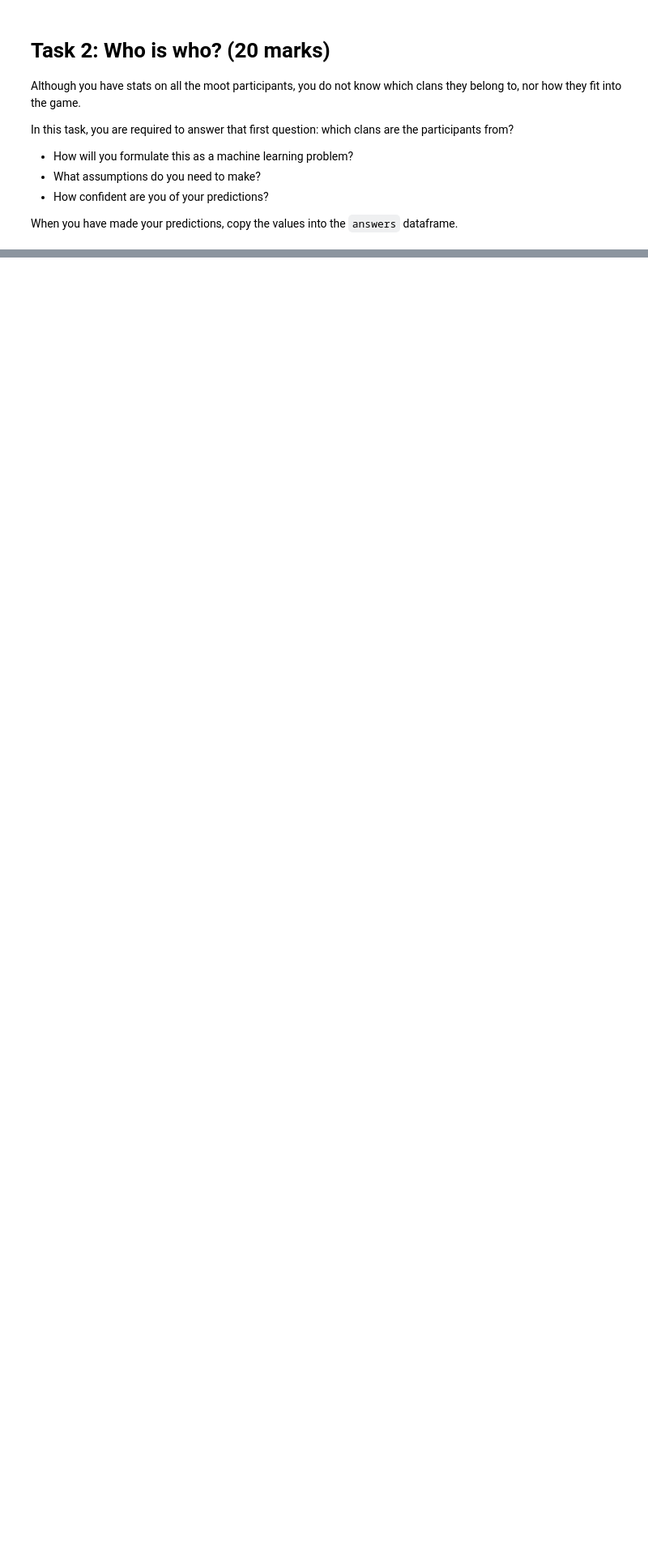
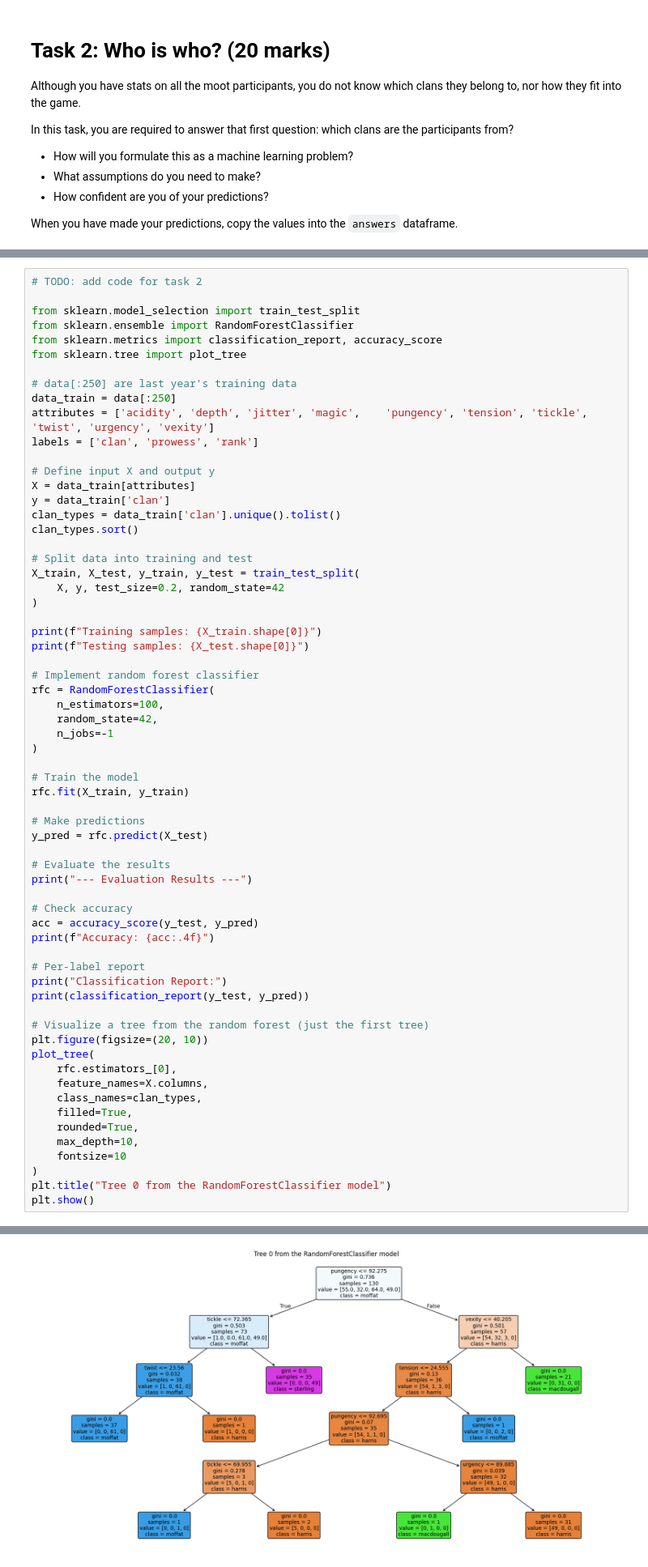
Before and after one commit to XianNg24/COMP0088_intro_to_machine_learning, a Jupyter notebook: 1675294699.ipynb, the cells around one changed output, grey strips where cells are left out. Shown at 81% size. Drawn from its saved outputs; the diff is of its cells as text; blank space fills up the shorter version.

Commit message:
Solve task 2

```diff
--- a/1675294699.ipynb
+++ b/1675294699.ipynb
@@ -726,0 +738,65 @@ When you have made your predictions, copy the values into the `answers` datafram
+# %%
+# TODO: add code for task 2
+
+from sklearn.model_selection import train_test_split
+from sklearn.ensemble import RandomForestClassifier
+from sklearn.metrics import classification_report, accuracy_score
+from sklearn.tree import plot_tree
+
+# data[:250] are last year's training data
+data_train = data[:250]
+attributes = ['acidity', 'depth', 'jitter', 'magic',	'pungency', 'tension', 'tickle', 'twist', 'urgency', 'vexity']
+labels = ['clan', 'prowess', 'rank']
+
+# Define input X and output y
+X = data_train[attributes]
+y = data_train['clan']
+clan_types = data_train['clan'].unique().tolist()
+clan_types.sort()
+
+# Split data into training and test
+X_train, X_test, y_train, y_test = train_test_split(
+    X, y, test_size=0.2, random_state=42
+)
+
+print(f"Training samples: {X_train.shape[0]}")
+print(f"Testing samples: {X_test.shape[0]}")
+
+# Implement random forest classifier
+rfc = RandomForestClassifier(
+    n_estimators=100,
+    random_state=42,
+    n_jobs=-1
+)
+
+# Train the model
+rfc.fit(X_train, y_train)
+
+# Make predictions
+y_pred = rfc.predict(X_test)
+
+# Evaluate the results
+print("--- Evaluation Results ---")
+
+# Check accuracy
+acc = accuracy_score(y_test, y_pred)
+print(f"Accuracy: {acc:.4f}")
+
+# Per-label report
+print("Classification Report:")
+print(classification_report(y_test, y_pred))
+
+# Visualize a tree from the random forest (just the first tree)
+plt.figure(figsize=(20, 10))
+plot_tree(
+    rfc.estimators_[0],
+    feature_names=X.columns,
+    class_names=clan_types,
+    filled=True,
+    rounded=True,
+    max_depth=10,
+    fontsize=10
+)
+plt.title("Tree 0 from the RandomForestClassifier model")
+plt.show()
+# %% [output]
@@ -726,0 +818 @@ When you have made your predictions, copy the values into the `answers` datafram
+[figure, added]
```
Also changed, not shown: parts of 6 cells of this notebook.
